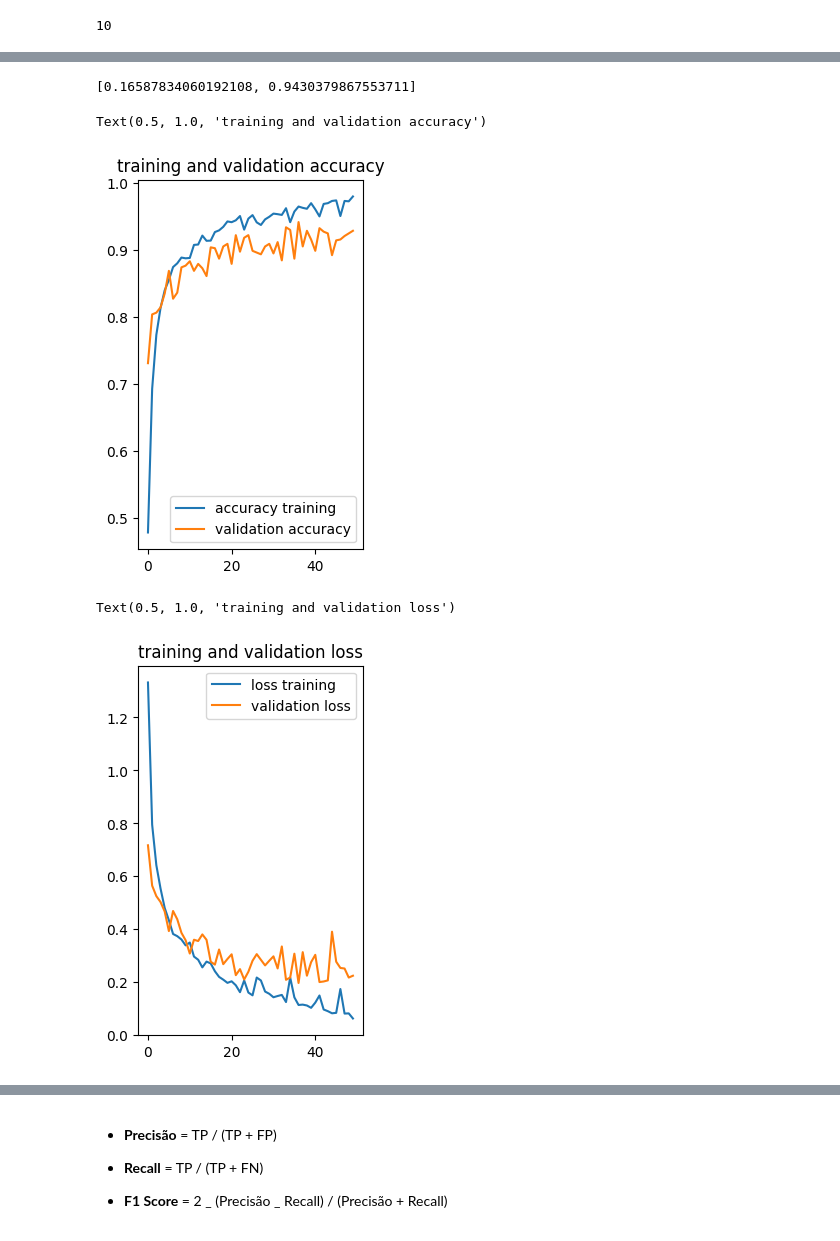
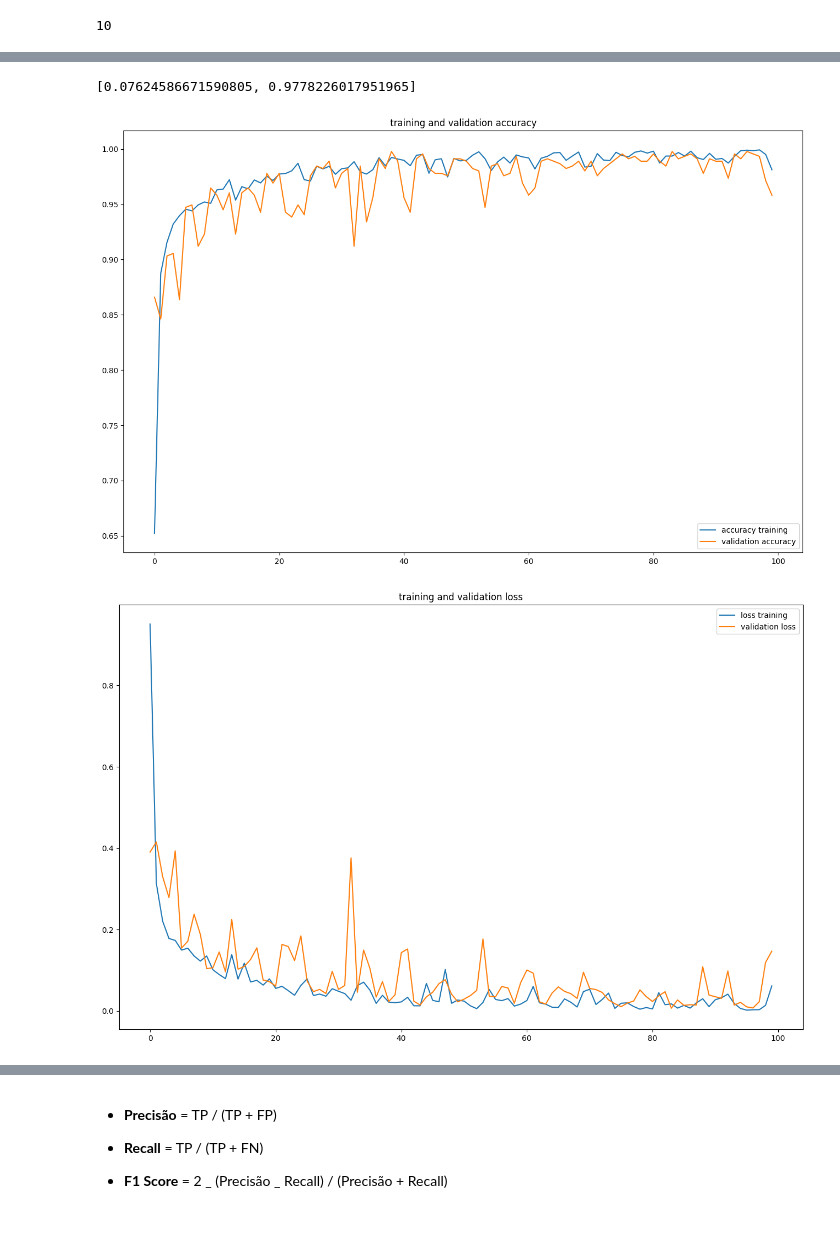
Before and after one commit to duardoliveiras/soya-analysis, a Jupyter notebook: Training/Training.ipynb, the cells around one changed output, grey strips where cells are left out. Drawn from its saved outputs; the diff is of its cells as text; code cells hidden in the pictures.

Commit message:
melhorando o desempenho do modelo com reshuffle e numero de camadas

```diff
--- a/Training/Training.ipynb
+++ b/Training/Training.ipynb
@@ -62,8 +38,8 @@ To enable the following instructions: AVX2 FMA, in other operations, rebuild Ten
 [PhysicalDevice(name='/physical_device:GPU:0', device_type='GPU')]
 # %%
 # Configurações
-BATCH_SIZE = 16
-EPOCHS = 50
+BATCH_SIZE = 32
+EPOCHS = 100
 IMAGE_SIZE = 64
 MAIN_DIR = '_recortado'
 CHANNELS = 31
@@ -181,7 +162,7 @@ def process_path(sample_dir, label):
         tf.cast(x, tf.uint8), tf.cast(y, tf.int8)))
 
     # Separa o dataset em batches
-    dataset = dataset.batch(BATCH_SIZE)
+    # dataset = dataset.batch(BATCH_SIZE)
     return dataset, qtd_graos
 # %%
 def create_count_dict():
@@ -198,12 +179,7 @@ def create_dataset(base_dir, folder_to_label):
     datasets = []
 
     for folder_name, label in folder_to_label.items():
-        print(label)
-        if label in (4,5,6):
-            print('entrei')
-            continue
         categoria = id_to_label[label]
-
         print(f'Processando a amostra {folder_name}')
         sample_dir = os.path.join(base_dir, folder_name)
         dataset, qtd_graos = process_path(sample_dir, label)
@@ -216,7 +192,10 @@ def create_dataset(base_dir, folder_to_label):
     for ds in datasets[1:]:
         combined_dataset = combined_dataset.concatenate(ds)
 
-    return combined_dataset, qtd_por_categoria
+    shuffled_dataset = combined_dataset.shuffle(
+        10000, reshuffle_each_iteration=True)
+    batched_dataset = shuffled_dataset.batch(BATCH_SIZE)
+    return batched_dataset, qtd_por_categoria
 
 
 # Chama a função para criar o dataset
@@ -511,8 +479,7 @@ print(class_weights_obj)
 # %%
 
 
-
-input_shape = (IMAGE_SIZE, IMAGE_SIZE, LAYER_SIZE)
+input_shape = (BATCH_SIZE, IMAGE_SIZE, IMAGE_SIZE, LAYER_SIZE)
 
 # Cria o modelo de rede neural convolucional
 # Aplicando camadas de convolução, pooling e densas
@@ -538,7 +505,7 @@ model.compile(optimizer='adam',
               metrics=['accuracy'])
 
 
-model.summary()
+# model.summary()
 
 # Treina o modelo
 history = model.fit(
@@ -547,6 +514,6 @@ history = model.fit(
     batch_size=BATCH_SIZE,
     verbose=1,
     validation_data=val_dataset,
-    class_weight=class_weights_obj
+    #class_weight=class_weights_obj
 )
 # %% [output]
@@ -595,7 +542,7 @@ model_result = model.evaluate(test_dataset)
 # %%
 print(model_result)
 # %% [output]
-[0.16587834060192108, 0.9430379867553711]
+[0.07624586671590805, 0.9778226017951965]
 # %%
 # Banco de dados para salvar os resultados do teste:
 
@@ -640,28 +600,30 @@ conn.close()
 # %%
 history.params
 history.history['accuracy']
 
 acc = history.history['accuracy']
 val_acc = history.history['val_accuracy']
-plt.subplot(1, 2, 1)
+plt.figure(figsize=(16,10))
+plt.subplot(1, 1, 1)
 plt.plot(range(EPOCHS), acc, label='accuracy training')
 plt.plot(range(EPOCHS), val_acc, label='validation accuracy')
 plt.legend(loc='lower right')
 plt.title('training and validation accuracy')
+plt.savefig('accuracy_1000_epochs.png')
 # %% [output]
-Text(0.5, 1.0, 'training and validation accuracy')
-[figure, old version]
+[figure, new version]
 # %%
 loss = history.history['loss']
 val_loss = history.history['val_loss']
-plt.subplot(1, 2, 1)
+plt.figure(figsize=(16,10))
+plt.subplot(1, 1, 1)
 plt.plot(range(EPOCHS), loss, label='loss training')
 plt.plot(range(EPOCHS), val_loss, label='validation loss')
 plt.legend(loc='upper right')
 plt.title('training and validation loss')
+plt.savefig('loss_1000_epochs.png')
 # %% [output]
-Text(0.5, 1.0, 'training and validation loss')
-[figure, old version]
+[figure, new version]
 # %%
 test_dataset = test_dataset.shuffle(buffer_size=1000)
 for images_batch, labels_batch in test_dataset.take(1):
```
Also changed, not shown: parts of 28 cells of this notebook, 3 other files.
